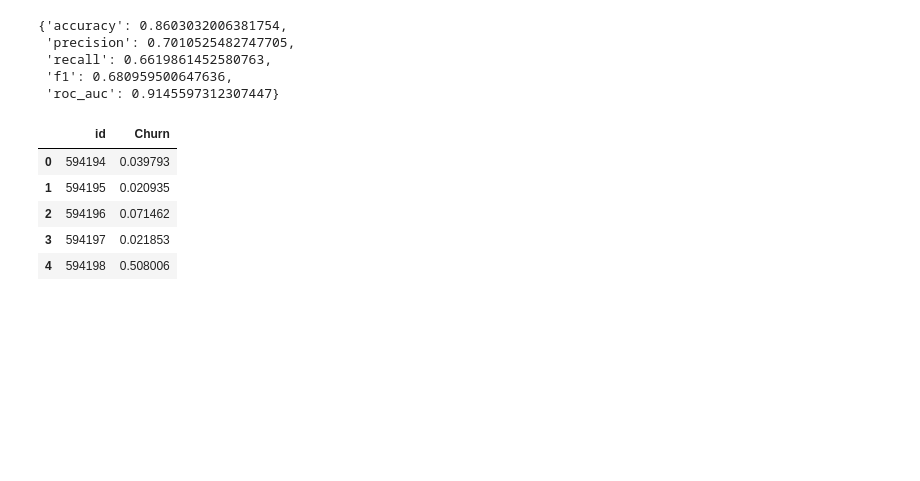
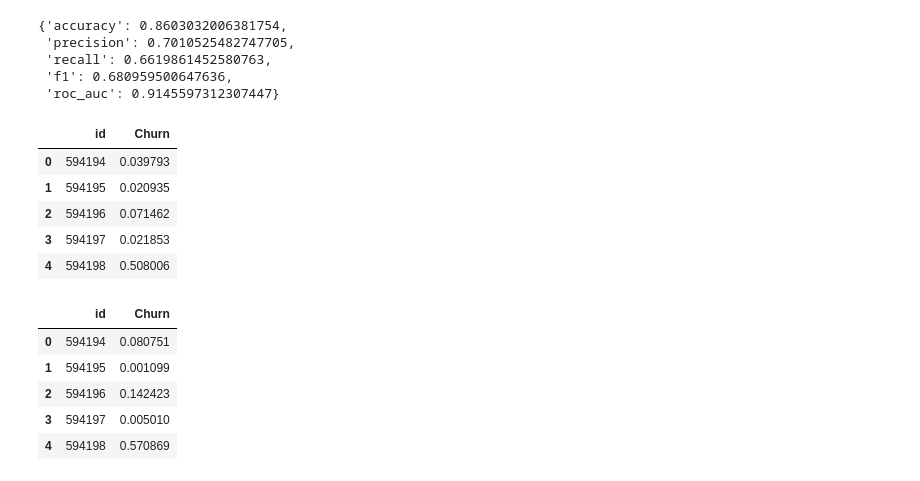
Before and after one commit to ManyYou/Predict-Customer-Churn-Kaggle-Competition, a Jupyter notebook: Machine_Learning.ipynb, the cells around one changed output. Cells and saved outputs as stored; diff of their text form; code cells hidden in the pictures; blank space fills up the shorter version.

Commit message:
Formatting improvement for Data Exploration and Machine Learning notebooks

```diff
--- a/Machine_Learning.ipynb
+++ b/Machine_Learning.ipynb
@@ -649,3 +663,18 @@ submission.head()
 | 2 | 594196 | 0.071462 |
 | 3 | 594197 | 0.021853 |
 | 4 | 594198 | 0.508006 |
+# %%
+submission = pd.DataFrame({
+    "id": test_ids,
+    "Churn": ensemble_test_weighted
+})
+
+submission.to_csv("submission_weighted.csv", index=False)
+submission.head()
+# %% [output]
+|  | id | Churn |
+| 0 | 594194 | 0.080751 |
+| 1 | 594195 | 0.001099 |
+| 2 | 594196 | 0.142423 |
+| 3 | 594197 | 0.005010 |
+| 4 | 594198 | 0.570869 |
```
Also changed, not shown: parts of 5 cells of this notebook, 1 other file.
